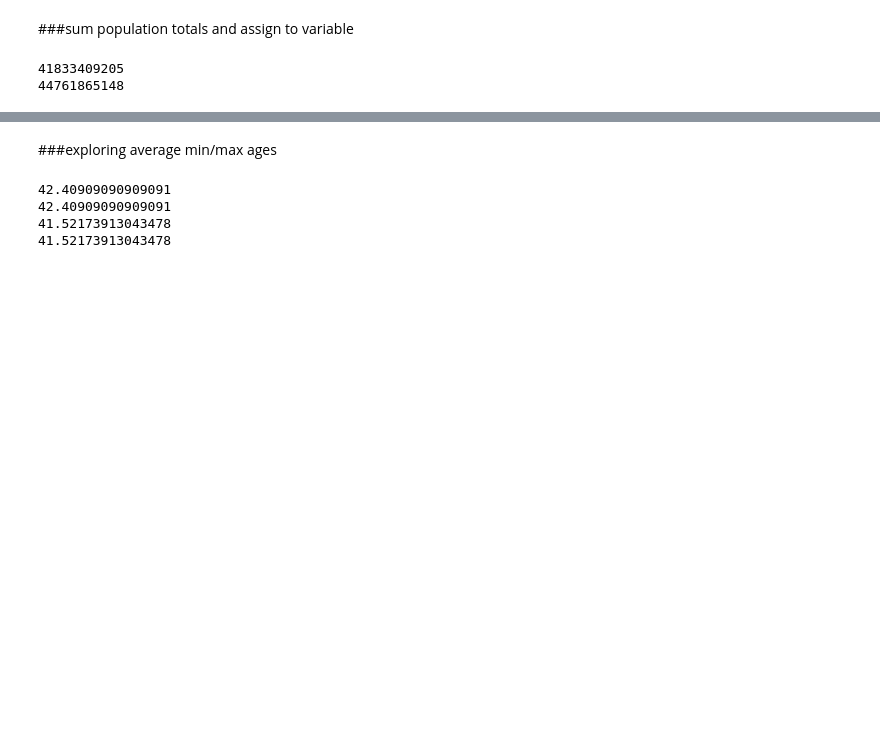
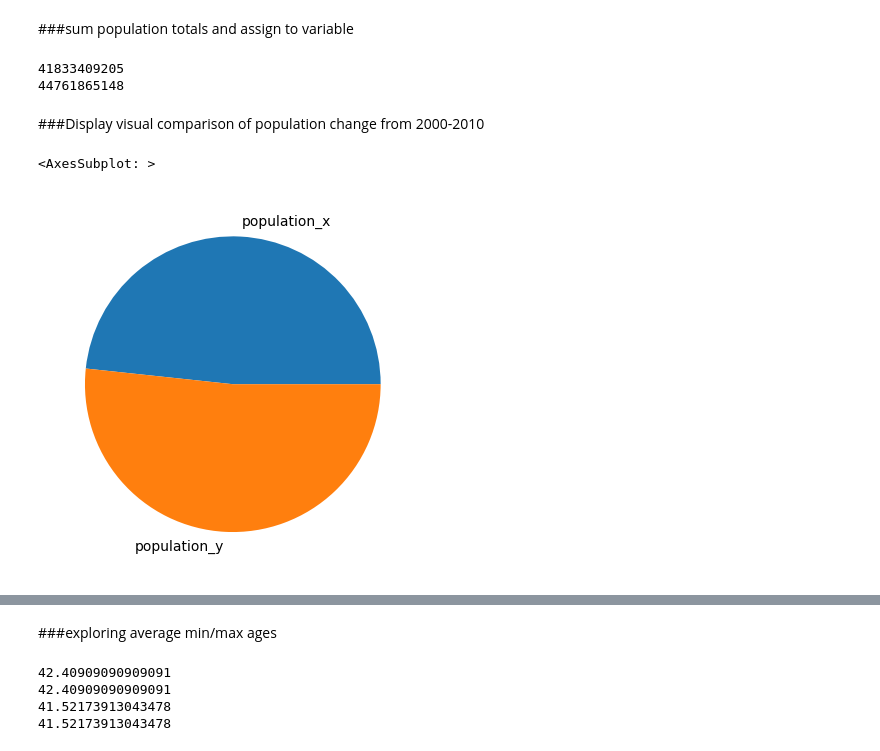
Before and after one commit to RobBecht/Population-Growth, a Jupyter notebook: PopGrowth.ipynb, the cells around one changed output, grey strips where cells are left out. Cells and saved outputs as stored; diff of their text form; code cells hidden in the pictures; blank space fills up the shorter version.

Commit message:
Data tested, visuals created

```diff
--- a/PopGrowth.ipynb
+++ b/PopGrowth.ipynb
@@ -61,3 +62,10 @@ print(population_y_total)
 # %% [output]
 41833409205
 44761865148
+# %% [markdown]
+###Display visual comparison of population change from 2000-2010
+# %%
+merged_data[merged_data.columns[7:9]].sum().plot.pie()
+# %% [output]
+<AxesSubplot: >
+[figure, added]
```
Also changed, not shown: parts of 12 cells of this notebook.
